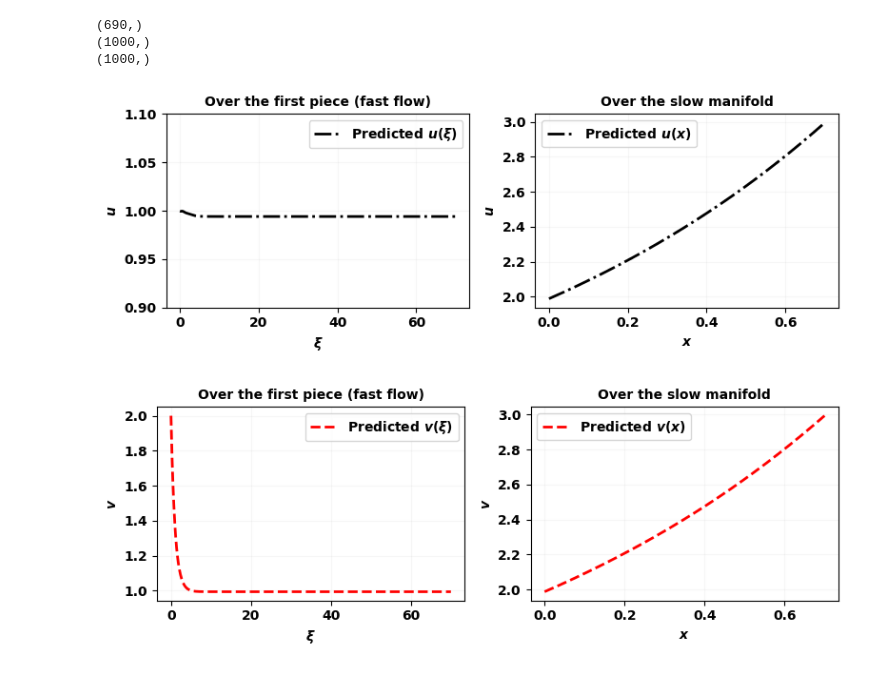
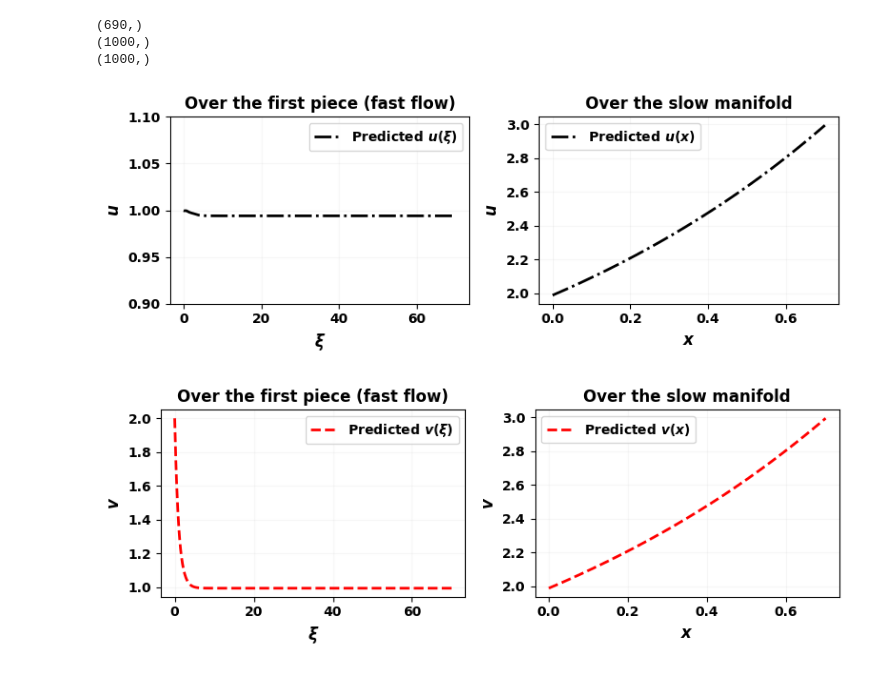
Before and after one commit to Hamid-Mofidi/PINNs_on_Multiple_timescale_dynamics, a Jupyter notebook: Reaction-Diffusion/PINN-rea-diffusion-eps0.001-init(1,2)2.ipynb, the cells around one changed output. Drawn from its saved outputs; the diff is of its cells as text; code cells hidden in the pictures.

```diff
--- a/Reaction-Diffusion/PINN-rea-diffusion-eps0.001-init(1,2)2.ipynb
+++ b/Reaction-Diffusion/PINN-rea-diffusion-eps0.001-init(1,2)2.ipynb
@@ -591,44 +591,44 @@ plt.rcParams['font.sans-serif'] = ['Arial']
 plt.rcParams['font.weight'] = 'bold'
 #########1st piece
 fig, axs = plt.subplots(1, 2, figsize=(8, 3))
 
 axs[0].plot(t, x_pred_fast, '-.', color='black', label='Predicted $u(\\xi)$', linewidth=2)
-axs[0].set_xlabel('$\\xi$', fontsize=10, fontweight='bold')
-axs[0].set_ylabel('$u$', fontsize=10, fontweight='bold')
+axs[0].set_xlabel('$\\xi$', fontsize=12, fontweight='bold')
+axs[0].set_ylabel('$u$', fontsize=12, fontweight='bold')
 axs[0].set_ylim(0.9, 1.1)
-axs[0].set_title('Over the first piece (fast flow)', fontsize=10, fontweight='bold')
+axs[0].set_title('Over the first piece (fast flow)', fontsize=12, fontweight='bold')
 axs[0].grid(True, alpha=0.1)
 axs[0].legend()
 
 axs[1].plot(tau, x_pred_slow + x_pred_fast[-1], 'k-.', label='Predicted $u(x)$', linewidth=2)
-axs[1].set_xlabel('$x$', fontsize=10, fontweight='bold')
-axs[1].set_ylabel('$u$', fontsize=10, fontweight='bold')
-axs[1].set_title('Over the slow manifold', fontsize=10, fontweight='bold')
+axs[1].set_xlabel('$x$', fontsize=12, fontweight='bold')
+axs[1].set_ylabel('$u$', fontsize=12, fontweight='bold')
+axs[1].set_title('Over the slow manifold', fontsize=12, fontweight='bold')
 axs[1].grid(True, alpha=0.1)
 axs[1].legend()
 
 plt.tight_layout()
 plt.show()
 
 ########2nd piece
 fig, axs = plt.subplots(1, 2, figsize=(8, 3))
 
 axs[0].plot(t, y_pred_fast, 'r--', label='Predicted $v(\\xi)$', linewidth=2)
-axs[0].set_xlabel('$\\xi$', fontsize=10, fontweight='bold')
-axs[0].set_ylabel('$v$', fontsize=10, fontweight='bold')
-axs[0].set_title('Over the first piece (fast flow)', fontsize=10, fontweight='bold')
+axs[0].set_xlabel('$\\xi$', fontsize=12, fontweight='bold')
+axs[0].set_ylabel('$v$', fontsize=12, fontweight='bold')
+axs[0].set_title('Over the first piece (fast flow)', fontsize=12, fontweight='bold')
 axs[0].grid(True, alpha=0.1)
 axs[0].legend()
 
 axs[1].plot(tau, y_pred_slow + y_pred_fast[-1], '--', color='red', label='Predicted $v(x)$', linewidth=2)
-axs[1].set_xlabel('$x$', fontsize=10, fontweight='bold')
-axs[1].set_ylabel('$v$', fontsize=10, fontweight='bold')
-axs[1].set_title('Over the slow manifold', fontsize=10, fontweight='bold')
+axs[1].set_xlabel('$x$', fontsize=12, fontweight='bold')
+axs[1].set_ylabel('$v$', fontsize=12, fontweight='bold')
+axs[1].set_title('Over the slow manifold', fontsize=12, fontweight='bold')
 axs[1].grid(True, alpha=0.1)
 axs[1].legend()
 
 plt.tight_layout()
 plt.show()
 # %% [output]
-[figure, old version]
+[figure, new version]
-[figure, old version]
+[figure, new version]
```
